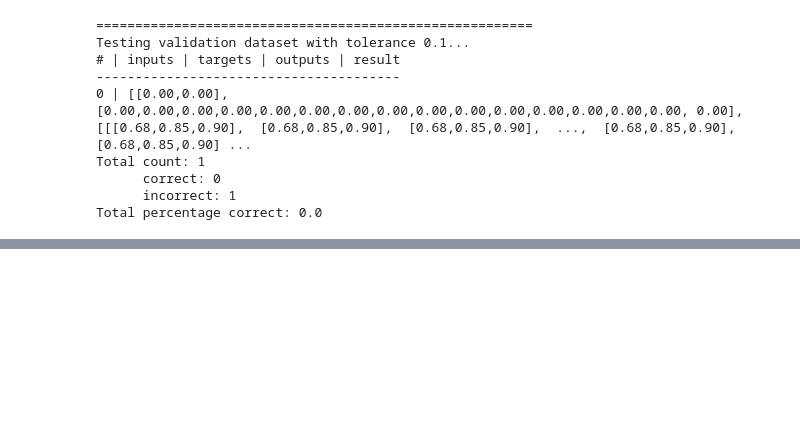
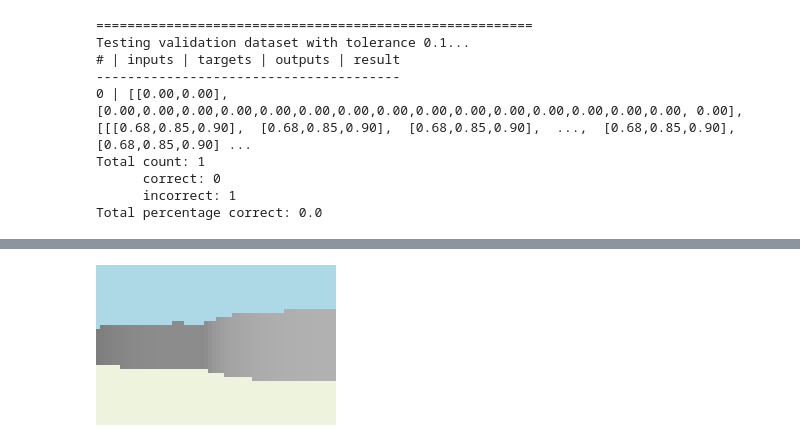
Before and after one commit to ArtificialIntelligenceToolkit/conx, a Jupyter notebook: notebooks/Robot Simulation.ipynb, the cells around one changed output, grey strips where cells are left out. Cells and saved outputs as stored; diff of their text form; code cells hidden in the pictures; blank space fills up the shorter version.

Commit message:
Demo of sim.playback()

```diff
--- a/notebooks/Robot Simulation.ipynb
+++ b/notebooks/Robot Simulation.ipynb
@@ -84,11 +84,14 @@ list(map(len, senses))
 # %% [output]
 [2, 16, 40]
 # %%
+robot.history = []
+
 def brain(robot):
     senses = get_senses(robot)
     net.propagate(senses)
     translate, rotate = random_action()
     #self.move(translate, rotate)
+    robot.history.append(robot.getPose())
     robot.move(0.50, 0.35)
 # %%
 robot.brain = brain
@@ -182,3 +188,9 @@ Total count: 1
       correct: 0
       incorrect: 1
 Total percentage correct: 0.0
+# %%
+for i in range(100):
+    sim.step()
+# %%
+sim.playback(robot.history)
+# %% [output]
@@ -184,0 +199 @@ Total percentage correct: 0.0
+[figure, added]
```
Also changed, not shown: parts of 4 cells of this notebook.
